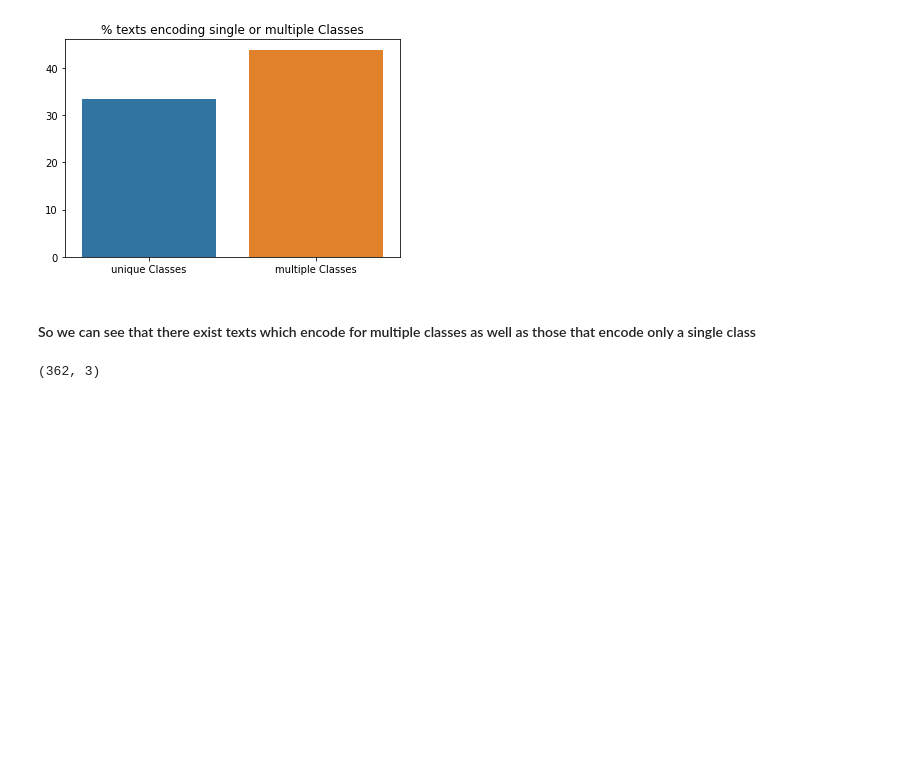
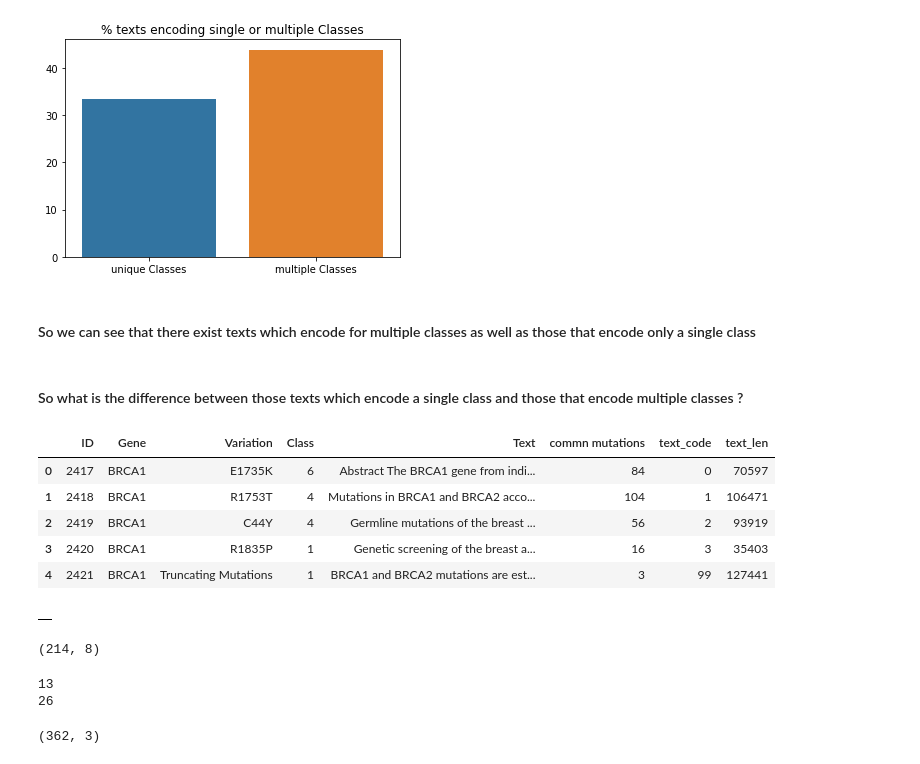
Before and after one commit to me-nobody/jovian-ml-project, a Jupyter notebook: jovian-ml-project-190422.ipynb, the cells around one changed output. Saved outputs shown, nothing was run; the diff lists cells and outputs as text; code cells hidden in the pictures; blank space fills up the shorter version.

```diff
--- a/jovian-ml-project-190422.ipynb
+++ b/jovian-ml-project-190422.ipynb
@@ -481,3 +481,5 @@ plt.title("% texts encoding single or multiple Classes");
 [figure]
 # %% [markdown]
 #### So we can see that there exist texts which encode for multiple classes as well as those that encode only a single class
+# %% [markdown]
+#### So what is the difference between those texts which encode a single class and those that encode multiple classes ?
@@ -483,0 +488,17 @@ plt.title("% texts encoding single or multiple Classes");
+# %%
+brca_df.reset_index(inplace=True)
+# %%
+brca_df.drop('index',inplace=True,axis=1)
+# %%
+brca_df.head()
+# %% [output]
+|  | ID | Gene | Variation | Class | Text | commn mutations | text_code | text_len |
+| 0 | 2417 | BRCA1 | E1735K | 6 | Abstract The BRCA1 gene from indi... | 84 | 0 | 70597 |
+| 1 | 2418 | BRCA1 | R1753T | 4 | Mutations in BRCA1 and BRCA2 acco... | 104 | 1 | 106471 |
+| 2 | 2419 | BRCA1 | C44Y | 4 | Germline mutations of the breast ... | 56 | 2 | 93919 |
+| 3 | 2420 | BRCA1 | R1835P | 1 | Genetic screening of the breast a... | 16 | 3 | 35403 |
+| 4 | 2421 | BRCA1 | Truncating Mutations | 1 | BRCA1 and BRCA2 mutations are est... | 3 | 99 | 127441 |
+# %%
+empty_df
+# %% [output]
+|  |
@@ -484,3 +517,23 @@ plt.title("% texts encoding single or multiple Classes");
+# %%
+empty_df.shape
+# %% [output]
+(214, 8)
+# %%
+text_codes = set(brca_df.text_code.tolist())
+unique_txt_cd=[]
+multiple_txt_cd=[]
+
+for txt_cd in text_codes:
+    setCls = set(brca_df['Class'][brca_df['text_code'] == txt_cd].tolist())
+    if len(setCls)>1:
+        multiple_txt_cd.append(txt_cd)
+    else:
+        unique_txt_cd.append(txt_cd)
+print(len(unique_txt_cd))
+print(len(multiple_txt_cd))
+# %% [output]
+13
+26
 # %%
 # for i in range(len(set_lst2)):
 #     print (set_lst2[i])
```
Also changed, not shown: parts of 2 cells of this notebook, 1 other file.
